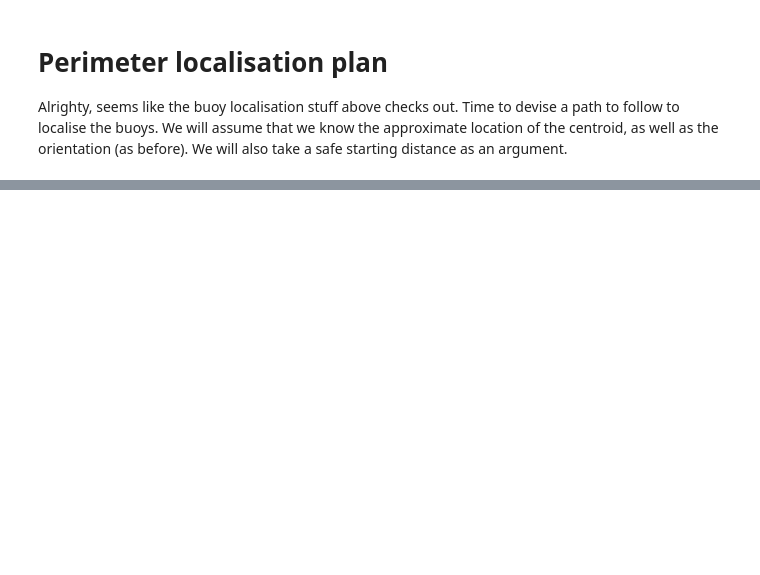
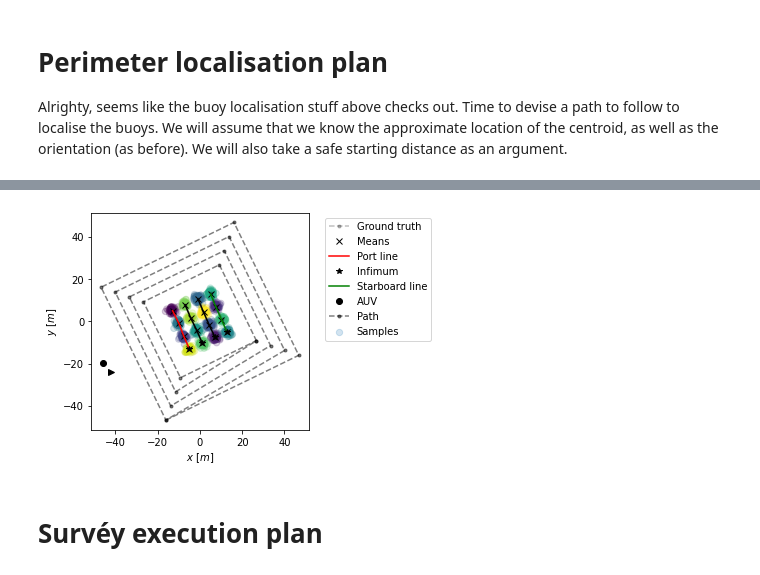
Before and after one commit to smarc-project/smarc_missions, a Jupyter notebook: smarc_bt/notebooks/probability.ipynb, the cells around one changed output, grey strips where cells are left out. Cells and saved outputs as stored; diff of their text form; code cells hidden in the pictures; blank space fills up the shorter version.

```diff
--- a/smarc_bt/notebooks/probability.ipynb
+++ b/smarc_bt/notebooks/probability.ipynb
@@ -263,5 +213,42 @@ plt.show()
-# %%
-importlib.reload(bt_actions)
-lines = bt_actions.A_SetBuoyLocalisationPlan.closest_side(pose, centroid, theta)
-ax.plot(lines[:,0], lines[:,1])
-plt.show()
+# %%
+importlib.reload(bt_actions)
+
+# random pose
+pose = np.random.uniform(low=0, high=2*np.pi)
+pose = np.array([np.cos(pose), np.sin(pose)])
+r = np.random.uniform(low=50, high=50)
+pose = r*pose
+# %%
+importlib.reload(bt_actions)
+
+# compute path
+direction = [4,-4]
+path = bt_actions.A_SetBuoyLocalisationPlan.perimeter_plan(
+    point=pose,
+    origin=centroid,
+    angle=116,
+    distances=[35, 30, 25, 20],
+    direction=direction
+)
+# path
+# pose
+# %%
+fig, ax = bt_actions.A_ReadBuoys.plot(
+    lines=lines,
+    samples=samples,
+    means=mu[gsigma<sigma_tol],
+    sample_lines=sample_lines,
+    c=labels,
+    ref_point=pose,
+    path=path
+)
+# ax.plot(path[0,0], path[0,1], 'ks')
+# ax.plot(path[1,0], path[1,1], 'k^')
+# ax.plot(path[:,0], path[:,1])
+vec = pose + direction
+ax.plot(vec[0], vec[1], 'k>')
+plt.show()
+# %% [output]
+[figure, added]
+# %% [markdown]
+# Survéy execution plan
```
Also changed, not shown: parts of 10 cells of this notebook, 1 other file.
